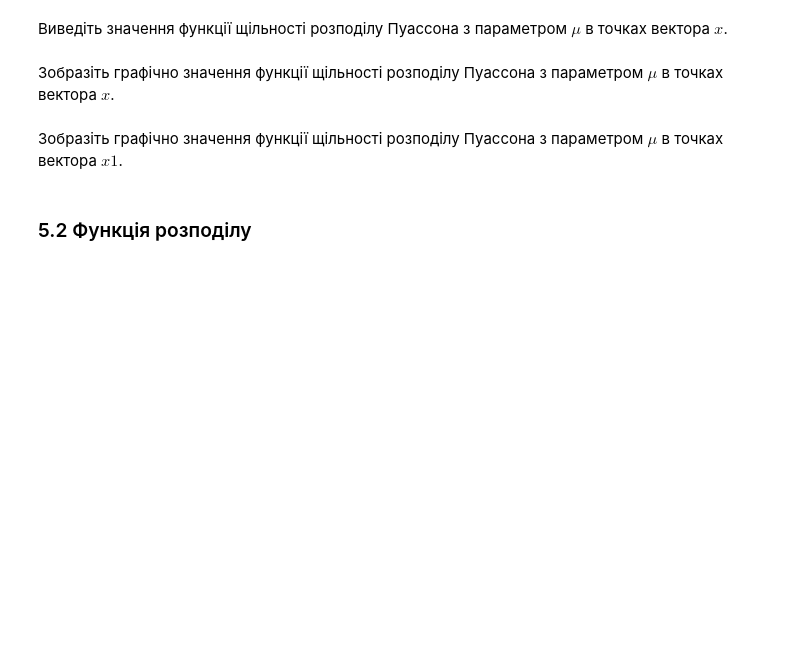
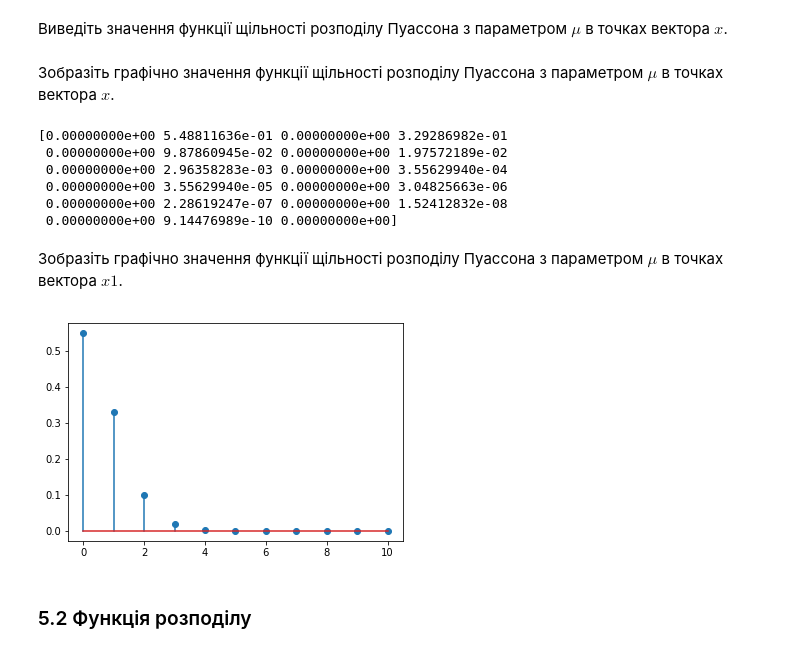
Before and after one commit to mikke-172/-mikke-172-probability_homework4, a Jupyter notebook: Лабораторне заняття 4.ipynb, the cells around one changed output. Saved outputs shown, nothing was run; the diff lists cells and outputs as text; code cells hidden in the pictures; blank space fills up the shorter version.

```diff
--- a/Лабораторне заняття 4.ipynb
+++ b/Лабораторне заняття 4.ipynb
@@ -307,12 +357,27 @@ x = np.arange(-0.5, 11, 0.5)
 Зобразіть графічно значення функції щільності розподілу Пуассона з параметром $\mu$ в точках вектора $x$.
 # %%
 # Місце для Вашого коду
+y = poisson.pmf(x, mu)
+print(y)
+# %% [output]
+[0.00000000e+00 5.48811636e-01 0.00000000e+00 3.29286982e-01
+ 0.00000000e+00 9.87860945e-02 0.00000000e+00 1.97572189e-02
+ 0.00000000e+00 2.96358283e-03 0.00000000e+00 3.55629940e-04
+ 0.00000000e+00 3.55629940e-05 0.00000000e+00 3.04825663e-06
+ 0.00000000e+00 2.28619247e-07 0.00000000e+00 1.52412832e-08
+ 0.00000000e+00 9.14476989e-10 0.00000000e+00]
 # %% [markdown]
 Зобразіть графічно значення функції щільності розподілу Пуассона з параметром $\mu$ в точках вектора $x1$.
 # %%
 x1 = np.arange(0, 11)
 # %%
 # Місце для Вашого коду
+
+y1 = poisson.pmf(x1, mu)
+plt.stem(x1, y1)
+plt.show()
+# %% [output]
+[figure, added]
 # %% [markdown]
 ### 5.2 Функція розподілу
 # %% [markdown]
```
Also changed, not shown: parts of 24 cells of this notebook.
